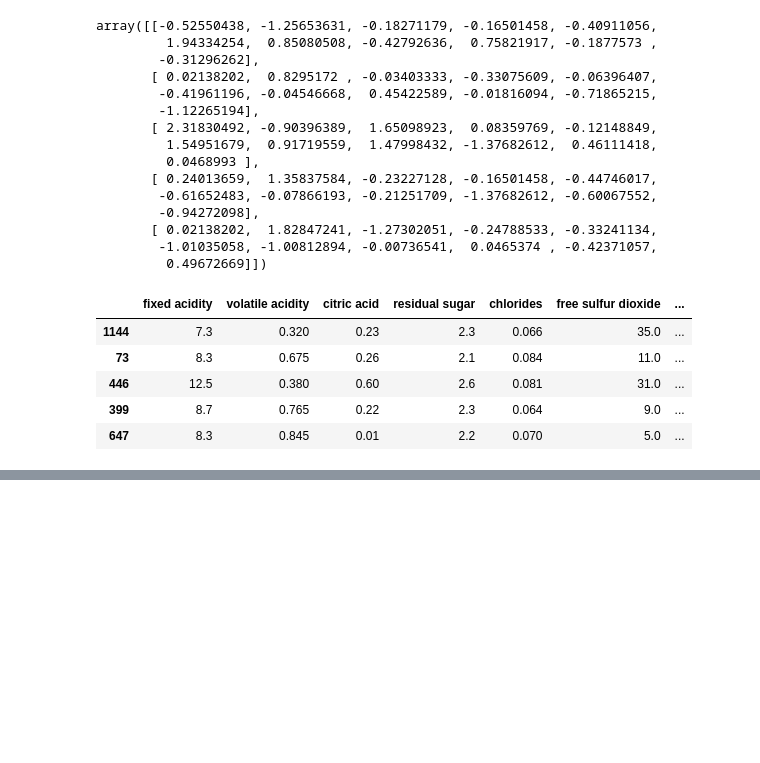
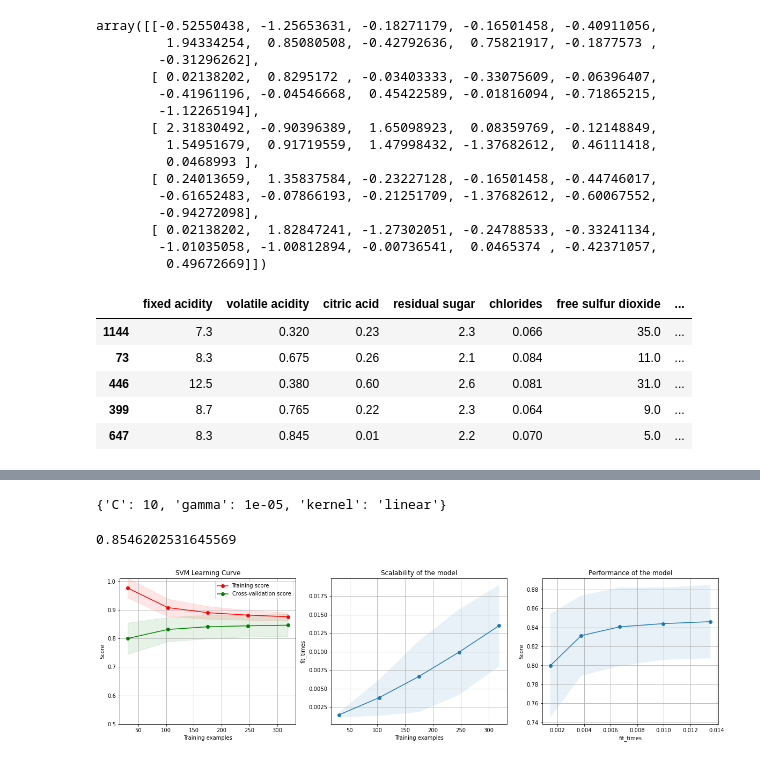
Before and after one commit to ElFeo/SupervisedLearningSurvey, a Jupyter notebook: SupervisedLearning_RedWine.ipynb, the cells around one changed output, grey strips where cells are left out. Drawn from its saved outputs; the diff is of its cells as text; code cells hidden in the pictures; blank space fills up the shorter version.

```diff
--- a/SupervisedLearning_RedWine.ipynb
+++ b/SupervisedLearning_RedWine.ipynb
@@ -306,0 +397,18 @@ X_train_raw[:5]
+# %%
+# Based on: ML Tutorial - Hyper Parameter Tuning
+# https://www.youtube.com/watch?v=HdlDYng8g9s
+# https://github.com/codebasics/py/blob/master/ML/15_gridsearch/15_grid_search.ipynb
+# https://scikit-learn.org/stable/modules/generated/sklearn.model_selection.GridSearchCV.html?highlight=grid%20search#sklearn.model_selection.GridSearchCV
+# https://scikit-learn.org/stable/modules/svm.html#svm
+# Use GridSearchCV
+clf_svm_grds = GridSearchCV(svm.SVC(random_state=1), {
+                                                    'C': [1,10,20],
+                                                    'kernel': ['rbf','linear', 'sigmoid'],
+                                                    'gamma':[0.00001, 0.0001, 0.001]
+                                                   }, cv=5, return_train_score=False)
+start_time = my_timer()
+clf_svm_grds.fit(X_train,Y_train)
+#clf_svm_grds.cv_results_
+end_time = my_timer()
+print("SVM Grid Search Run time=", end_time-start_time)
+print("SVM Grid Search Results=", clf_svm_grds.cv_results_)
@@ -306,0 +454,22 @@ X_train_raw[:5]
+# %%
+clf_svm_grds.best_params_
+# %% [output]
+{'C': 10, 'gamma': 1e-05, 'kernel': 'linear'}
+# %%
+clf_svm_grds.best_score_
+# %% [output]
+0.8546202531645569
+# %%
+svm_best = clf_svm_grds.best_params_
+svm_estimator = svm.SVC(C=svm_best['C'],
+                        gamma=svm_best['gamma'],
+                        kernel=svm_best['kernel'],
+                        random_state=1)
+svm_title = "SVM Learning Curve"
+cv = ShuffleSplit(n_splits=100, test_size=0.2, random_state=1)
+plot_learning_curve(svm_estimator, svm_title, X_train, Y_train, ylim=(0.5, 1.01),
+                    cv=cv, n_jobs=4)
+plt.savefig("images/svm_grds_best_wine.png")
+plt.show()
+# %% [output]
+[figure, added]
```
Also changed, not shown: parts of 10 cells of this notebook.
